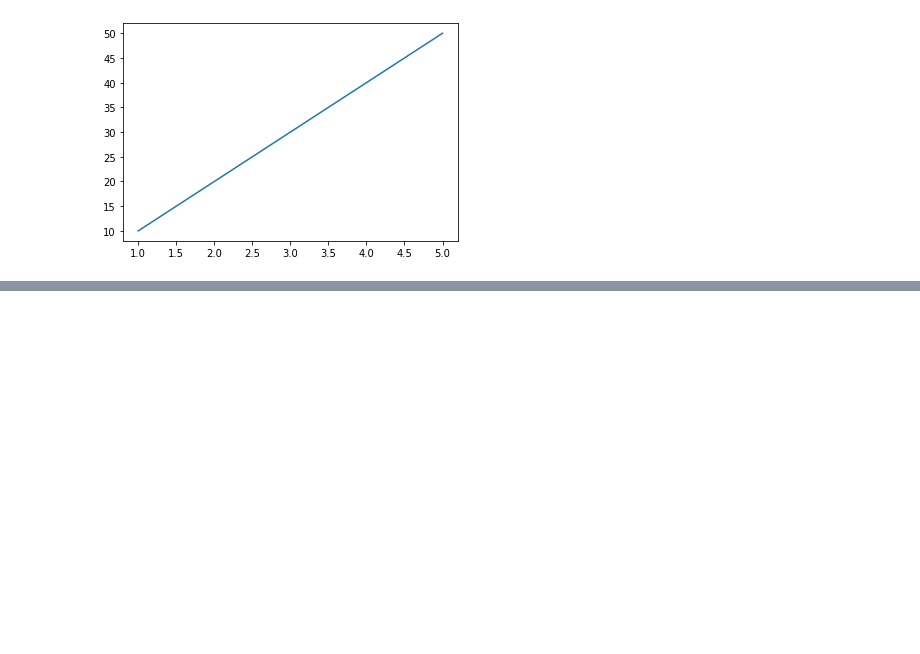
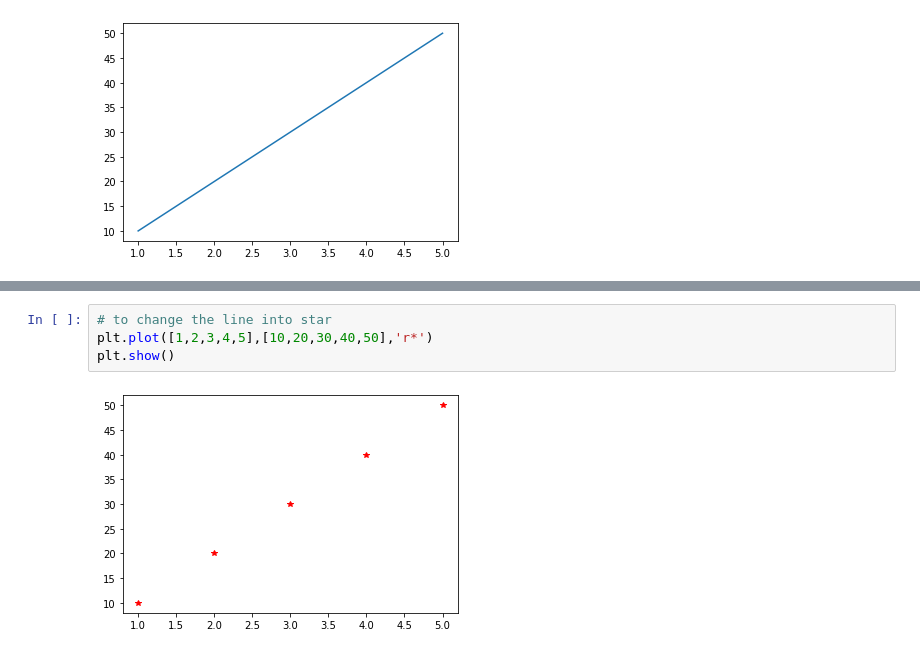
Before and after one commit to sajid-munawar/Matplotlib, a Jupyter notebook: Matplotlib.ipynb, the cells around one changed output, grey strips where cells are left out. Drawn from its saved outputs; the diff is of its cells as text; blank space fills up the shorter version.

```diff
--- a/Matplotlib.ipynb
+++ b/Matplotlib.ipynb
@@ -10,0 +31,6 @@ plt.show()
+# %%
+# to change the line into star
+plt.plot([1,2,3,4,5],[10,20,30,40,50],'r*')
+plt.show()
+# %% [output]
+[figure, added]
```
Also changed, not shown: parts of 5 cells of this notebook.
